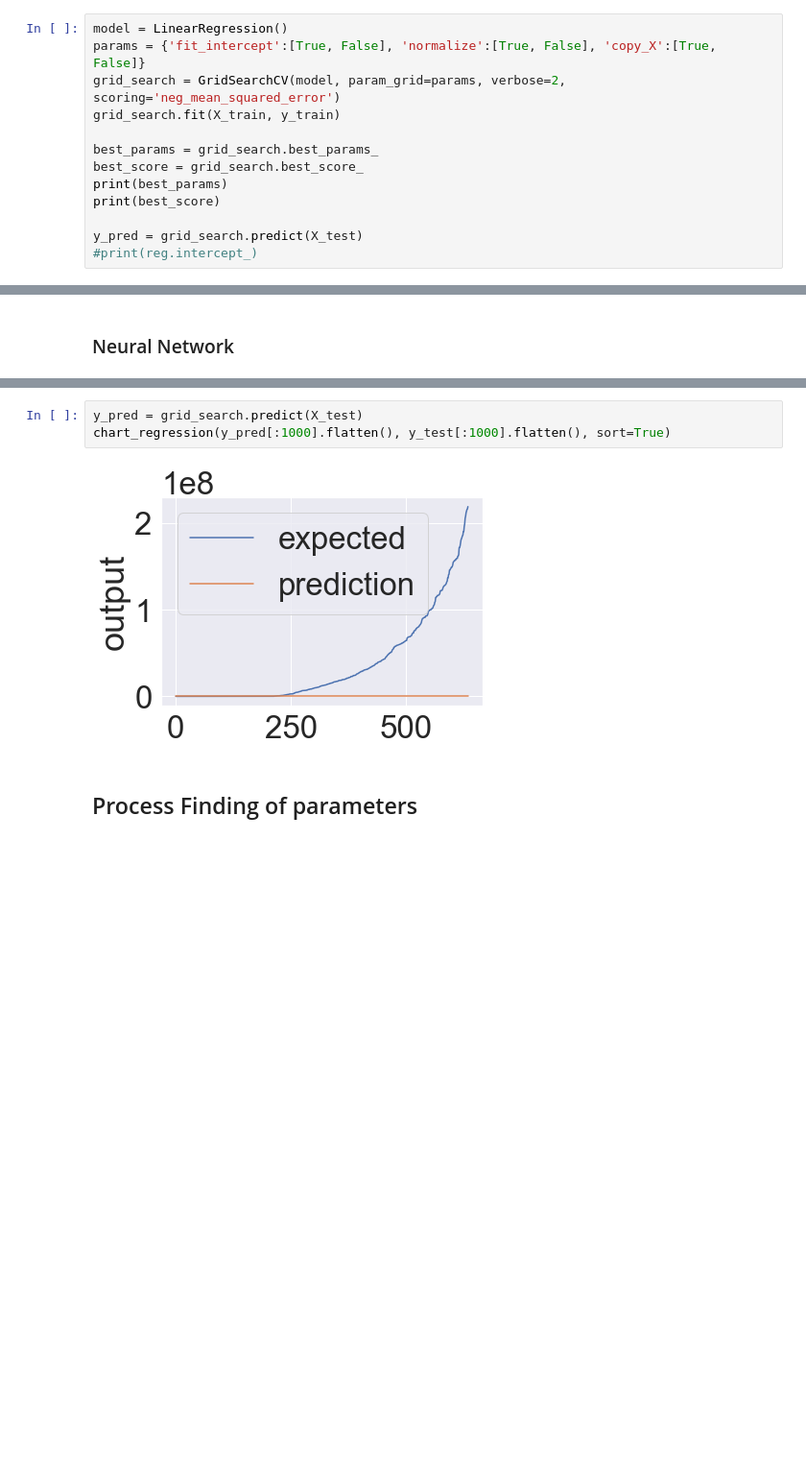
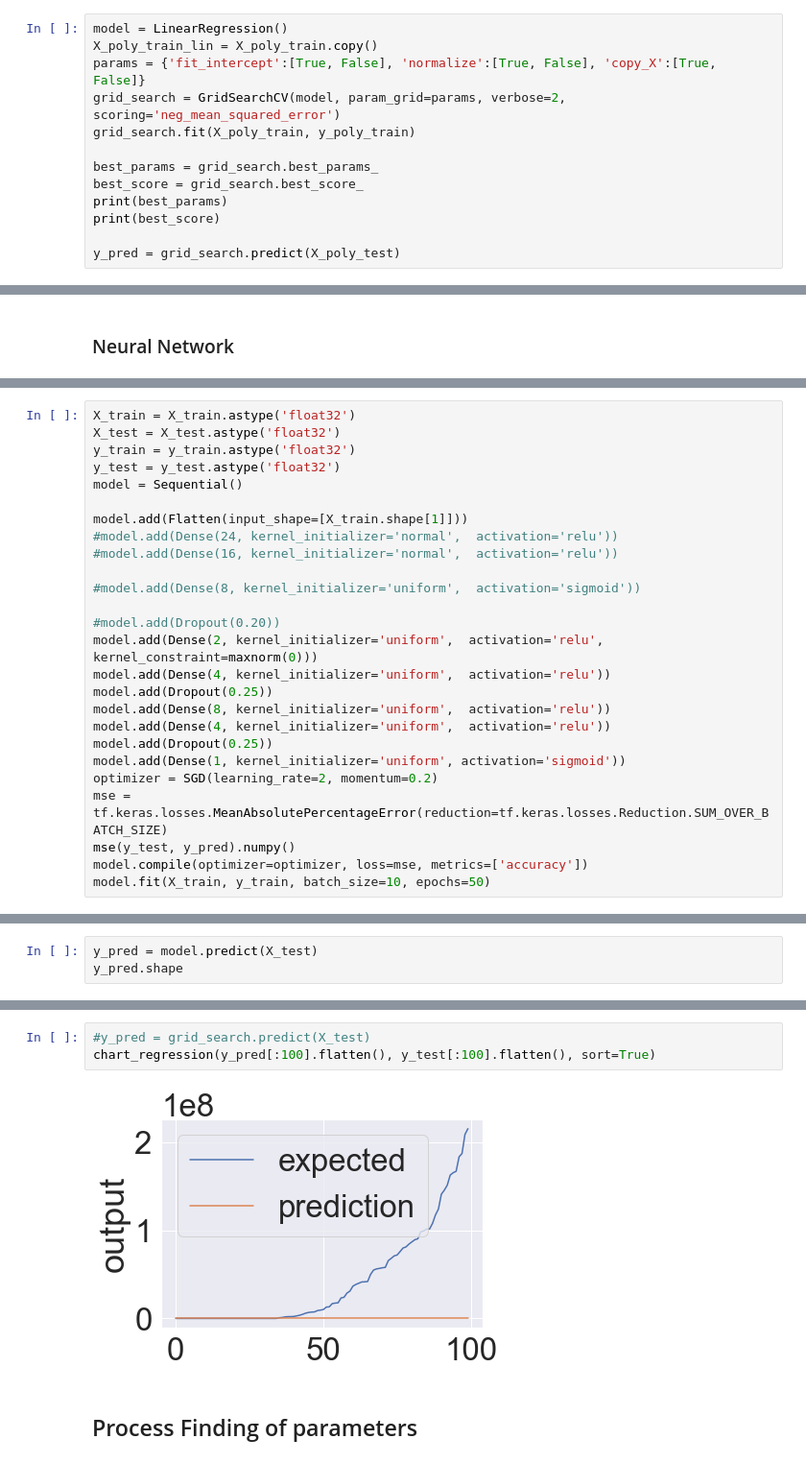
Before and after one commit to caotic300/TMDB-Dataset-Prediction-Analysis, a Jupyter notebook: TMDB Datasets Predictions.ipynb, the cells around one changed output, grey strips where cells are left out. Shown at 96% size. Drawn from its saved outputs; the diff is of its cells as text; blank space fills up the shorter version.

```diff
--- a/TMDB Datasets Predictions.ipynb
+++ b/TMDB Datasets Predictions.ipynb
@@ -434,16 +603,16 @@ Choosing Linear regression model
 # %%
 model = LinearRegression()
+X_poly_train_lin = X_poly_train.copy()
 params = {'fit_intercept':[True, False], 'normalize':[True, False], 'copy_X':[True, False]}
 grid_search = GridSearchCV(model, param_grid=params, verbose=2, scoring='neg_mean_squared_error')
-grid_search.fit(X_train, y_train)
+grid_search.fit(X_poly_train, y_poly_train)
 
 best_params = grid_search.best_params_
 best_score = grid_search.best_score_
 print(best_params)
 print(best_score)
 
-y_pred = grid_search.predict(X_test)
-#print(reg.intercept_)
+y_pred = grid_search.predict(X_poly_test)
 # %% [output]
 Fitting 5 folds for each of 8 candidates, totalling 40 fits
 [CV] copy_X=True, fit_intercept=True, normalize=True .................
@@ -708,0 +850,26 @@ AttributeError: 'GridSearchCV' object has no attribute 'best_score_'
+# %%
+X_train = X_train.astype('float32')
+X_test = X_test.astype('float32')
+y_train = y_train.astype('float32')
+y_test = y_test.astype('float32')
+model = Sequential()
+
+model.add(Flatten(input_shape=[X_train.shape[1]]))
+#model.add(Dense(24, kernel_initializer='normal',  activation='relu'))
+#model.add(Dense(16, kernel_initializer='normal',  activation='relu'))
+
+#model.add(Dense(8, kernel_initializer='uniform',  activation='sigmoid'))
+
+#model.add(Dropout(0.20))
+model.add(Dense(2, kernel_initializer='uniform',  activation='relu', kernel_constraint=maxnorm(0)))
+model.add(Dense(4, kernel_initializer='uniform',  activation='relu'))
+model.add(Dropout(0.25))
+model.add(Dense(8, kernel_initializer='uniform',  activation='relu'))
+model.add(Dense(4, kernel_initializer='uniform',  activation='relu'))
+model.add(Dropout(0.25))
+model.add(Dense(1, kernel_initializer='uniform', activation='sigmoid'))
+optimizer = SGD(learning_rate=2, momentum=0.2)
+mse = tf.keras.losses.MeanAbsolutePercentageError(reduction=tf.keras.losses.Reduction.SUM_OVER_BATCH_SIZE)
+mse(y_test, y_pred).numpy()
+model.compile(optimizer=optimizer, loss=mse, metrics=['accuracy'])
+model.fit(X_train, y_train, batch_size=10, epochs=50)
@@ -708,0 +895,3 @@ AttributeError: 'GridSearchCV' object has no attribute 'best_score_'
+# %%
+y_pred = model.predict(X_test)
+y_pred.shape
@@ -709,8 +900,8 @@ AttributeError: 'GridSearchCV' object has no attribute 'best_score_'
 # %%
-y_pred = grid_search.predict(X_test)
-chart_regression(y_pred[:1000].flatten(), y_test[:1000].flatten(), sort=True)
+#y_pred = grid_search.predict(X_test)
+chart_regression(y_pred[:100].flatten(), y_test[:100].flatten(), sort=True)
 # %% [output]
-[figure, old version]
+[figure, new version]
 # %% [markdown]
 ## Process Finding of parameters
 # %% [markdown]
```
Also changed, not shown: parts of 39 cells of this notebook, 1 other file.
